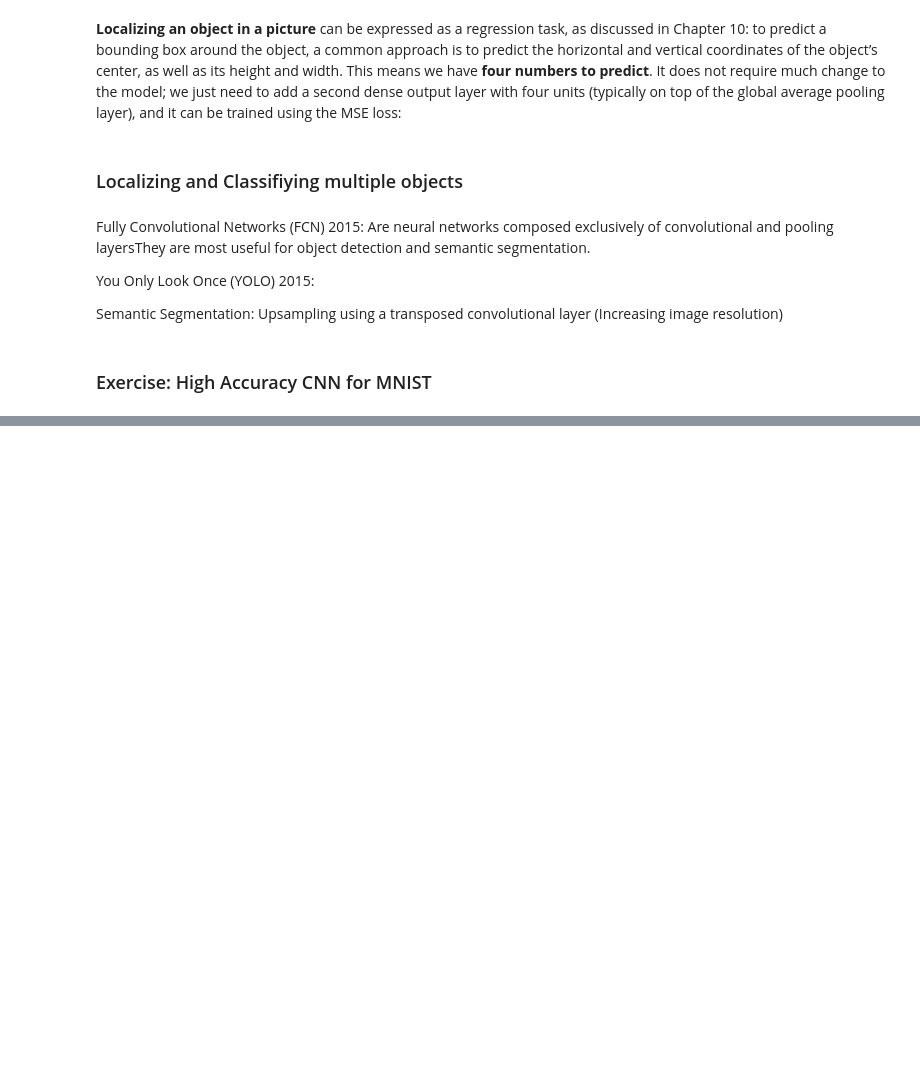
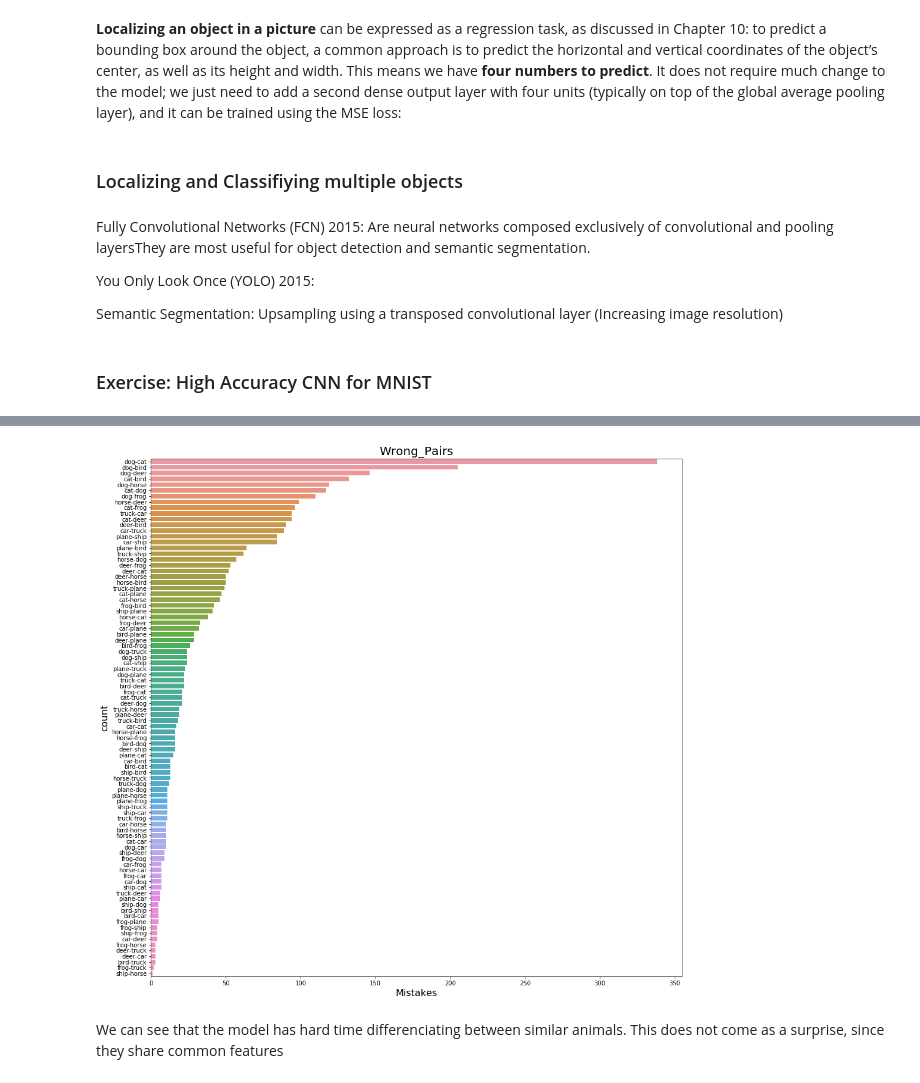
Before and after one commit to EnriqueSPR/-EnriqueSPR-approaching_ML_problems, a Jupyter notebook: Approaching_ML_problems.ipynb, the cells around one changed output, grey strips where cells are left out. Drawn from its saved outputs; the diff is of its cells as text; code cells hidden in the pictures; blank space fills up the shorter version.

```diff
--- a/Approaching_ML_problems.ipynb
+++ b/Approaching_ML_problems.ipynb
@@ -4174,0 +4371,2 @@ ValueError: in user code:
+# %%
+df_mistaken["wrong_couples2"] = df_mistaken["real"] + "-" + df_mistaken["predicted"]
@@ -4174,0 +4391,6 @@ ValueError: in user code:
+# %%
+count_couples = Counter(df_mistaken["wrong_couples"]) # Counter returns a dict which we can easily convert to a df
+# %%
+count_couples = pd.DataFrame.from_dict(count_couples, orient='index').sort_values(by=0, ascending=False).reset_index()
+# %%
+count_couples.columns = ["wrong-pair", "count"]
@@ -4174,0 +4413,13 @@ ValueError: in user code:
+# %%
+plt.rcParams["figure.figsize"] = (16,16)
+ax = sns.barplot(x='count', y= "wrong-pair",data=count_couples)
+ax.set_title("Wrong_Pairs", fontsize=20)
+# ax.set_xticklabels(count_couples["wrong-pair"], rotation=45)
+ax.set_xlabel("Number of Mistakes", fontsize=16)
+ax.set_ylabel("count", fontsize=16)
+# plt.savefig("target_values_distribution.png", dpi=400)
+plt.show()
+# %% [output]
+[figure, added]
+# %% [markdown]
+We can see that the model has hard time differenciating between similar animals. This does not come as a surprise, since they share common features
```
Also changed, not shown: parts of 37 cells of this notebook.
